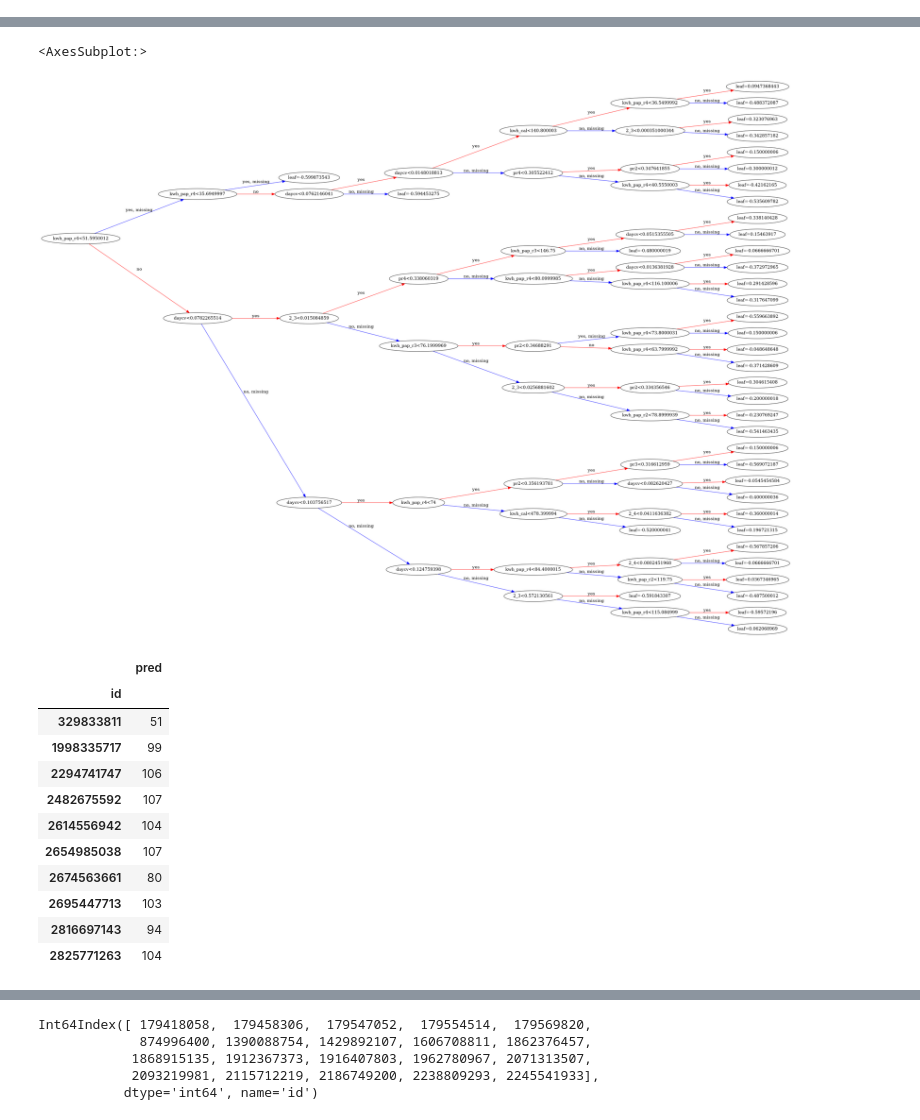
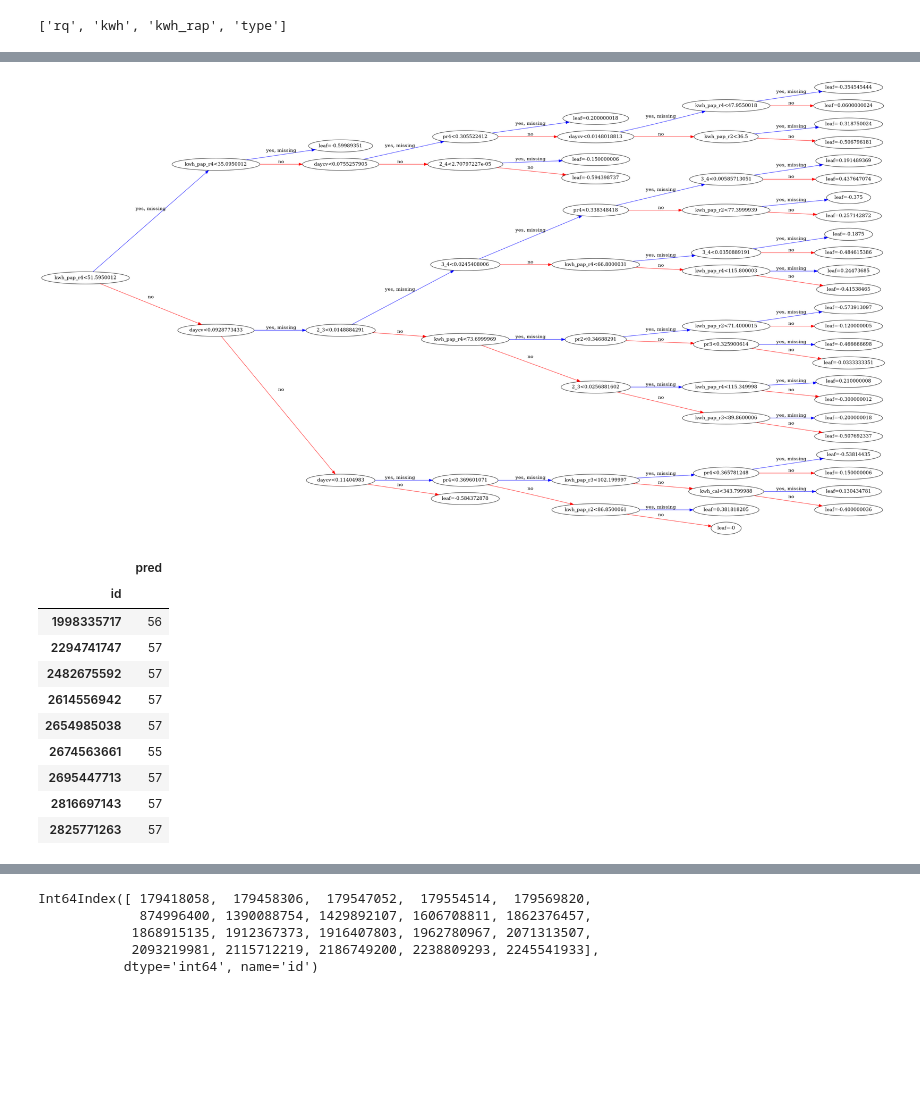
Before and after one commit to h3z/miner-detect, a Jupyter notebook: jupyter/xgb_day.ipynb, the cells around one changed output, grey strips where cells are left out. Drawn from its saved outputs; the diff is of its cells as text; code cells hidden in the pictures; blank space fills up the shorter version.

```diff
--- a/jupyter/xgb_day.ipynb
+++ b/jupyter/xgb_day.ipynb
@@ -31,43 +31,13 @@ Index(['rq', 'kwh', 'kwh_rap', 'kwh_pap_r1', 'kwh_pap_r2', 'kwh_pap_r3',
+# %%
+UserJoin
+# %% [output]
+['rq', 'kwh', 'kwh_rap', 'type']
 # %%
 from xgboost import plot_tree
 df = ds.day
-features = [
-
-    # strong
-    # 'VOLT_NAME',
-    # 'kwh',
-    'kwh_pap_r1',
-    'kwh_pap_r2',
-    'kwh_pap_r3',
-    'kwh_pap_r4',
-    'kwh_cal',
-    'pr2',
-    'pr3',
-    'pr4',
-    '2_3',
-    '2_4',
-    '3_4',
-    'daycv'
-
-    # possible
-    # 'kwh_rap',
-    # 'rq'
-    # 'ym',
-    # 'CONTRACT_CAP',
-    # 'RUN_CAP',
-    # 'ELEC_TYPE_NAME',
-
-
-    # useless
-    # 'PRC_NAME',
-    # 'SHIFT_NO',
-    # 'BUILD_DATE',
-    # 'CANCEL_DATE',
-    # 'CHK_CYCLE',
-    # 'LAST_CHK_DATE',
-]
-x = df.loc[df.label != 'test', features]
-x_val = df.loc[df.label == 'test', features]
+df = df[df.type == 0]
+x = df.loc[df.label != 'test', C.day_features]
+x_val = df.loc[df.label == 'test', C.day_features]
 y = df.loc[df.label != 'test', 'IS_FLAG']
 
 model = xgb.XGBClassifier(use_label_encoder=False)
@@ -83,18 +53,16 @@ pandas.Int64Index is deprecated and will be removed from pandas in a future vers
-<AxesSubplot:>
-[figure, old version]
+[figure, new version]
 # %%
 pred = pd.DataFrame({'id': x.index.values, 'pred': y_pred}).groupby('id').sum()
-pred[pred.pred>10]
+pred[pred.pred>40]
 # %% [output]
 |  | pred |
 | id |  |
-| 329833811 | 51 |
-| 1998335717 | 99 |
-| 2294741747 | 106 |
-| 2482675592 | 107 |
-| 2614556942 | 104 |
-| 2654985038 | 107 |
-| 2674563661 | 80 |
-| 2695447713 | 103 |
-| 2816697143 | 94 |
-| 2825771263 | 104 |
+| 1998335717 | 56 |
+| 2294741747 | 57 |
+| 2482675592 | 57 |
+| 2614556942 | 57 |
+| 2654985038 | 57 |
+| 2674563661 | 55 |
+| 2695447713 | 57 |
+| 2816697143 | 57 |
+| 2825771263 | 57 |
```
Also changed, not shown: parts of 4 cells of this notebook, 15 other files.
